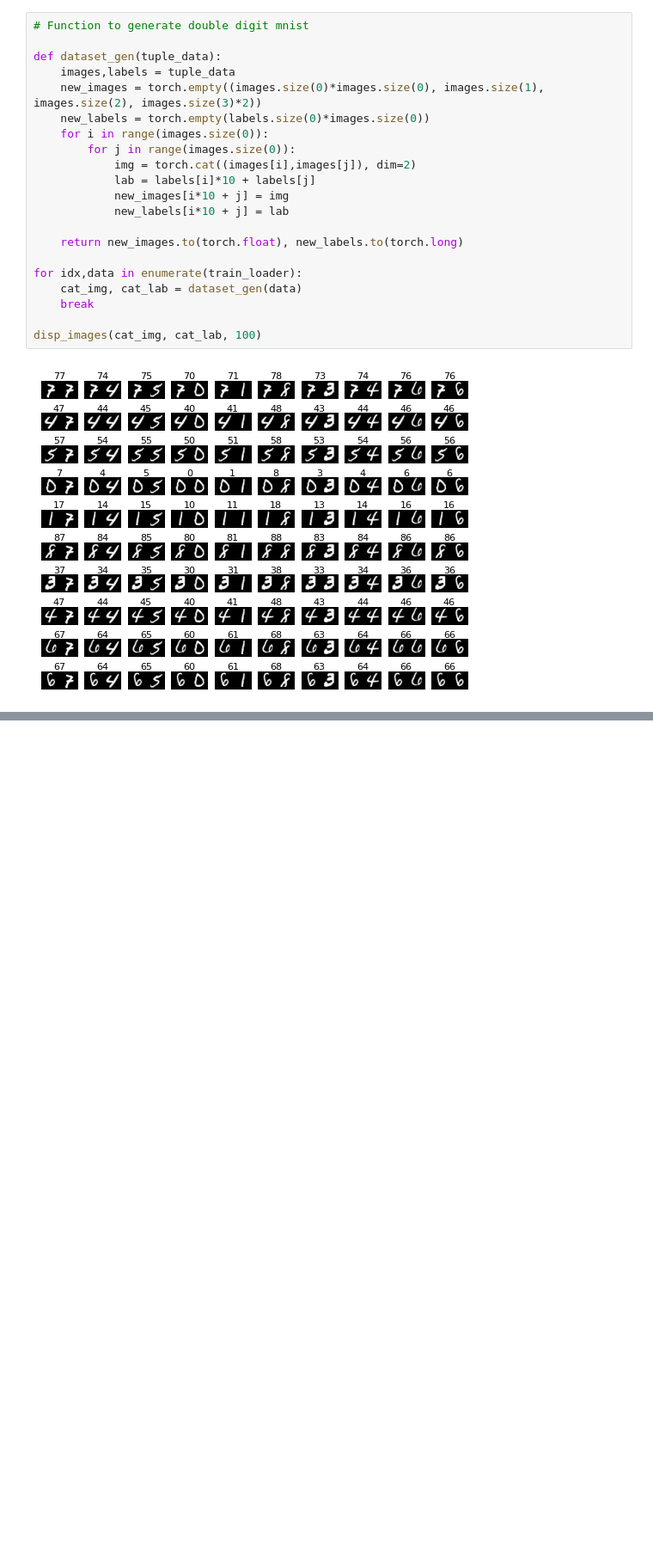
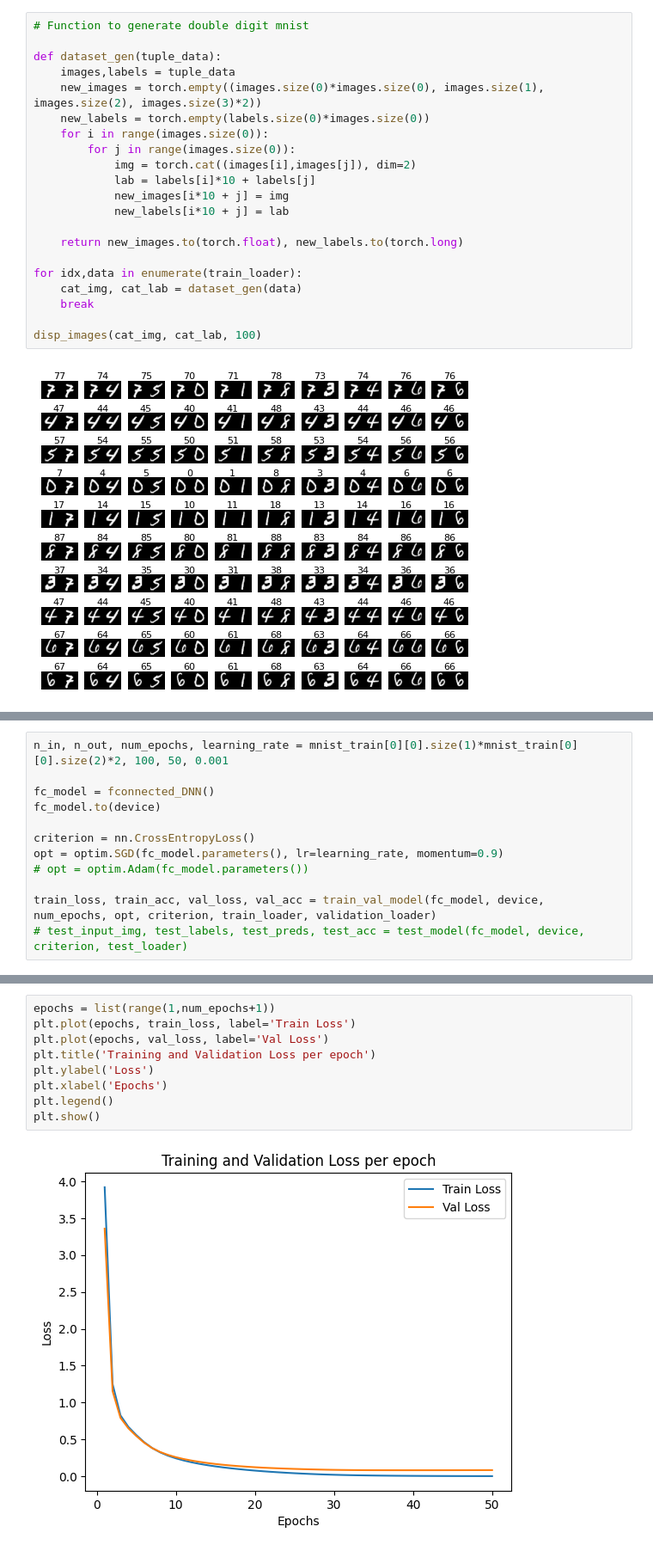
Before and after one commit to Soham1729/Deep-Learning, a Jupyter notebook: ML/Double_digit_MNIST.ipynb, the cells around one changed output, grey strips where cells are left out. Shown at 86% size. Drawn from its saved outputs; the diff is of its cells as text; blank space fills up the shorter version.

```diff
--- a/ML/Double_digit_MNIST.ipynb
+++ b/ML/Double_digit_MNIST.ipynb
@@ -110,0 +233,12 @@ disp_images(cat_img, cat_lab, 100)
+# %%
+n_in, n_out, num_epochs, learning_rate = mnist_train[0][0].size(1)*mnist_train[0][0].size(2)*2, 100, 50, 0.001
+
+fc_model = fconnected_DNN()
+fc_model.to(device)
+
+criterion = nn.CrossEntropyLoss()
+opt = optim.SGD(fc_model.parameters(), lr=learning_rate, momentum=0.9)
+# opt = optim.Adam(fc_model.parameters())
+
+train_loss, train_acc, val_loss, val_acc = train_val_model(fc_model, device, num_epochs, opt, criterion, train_loader, validation_loader)
+# test_input_img, test_labels, test_preds, test_acc = test_model(fc_model, device, criterion, test_loader)
@@ -110,0 +263,11 @@ disp_images(cat_img, cat_lab, 100)
+# %%
+epochs = list(range(1,num_epochs+1))
+plt.plot(epochs, train_loss, label='Train Loss')
+plt.plot(epochs, val_loss, label='Val Loss')
+plt.title('Training and Validation Loss per epoch')
+plt.ylabel('Loss')
+plt.xlabel('Epochs')
+plt.legend()
+plt.show()
+# %% [output]
+[figure, added]
```
Also changed, not shown: parts of 5 cells of this notebook.
